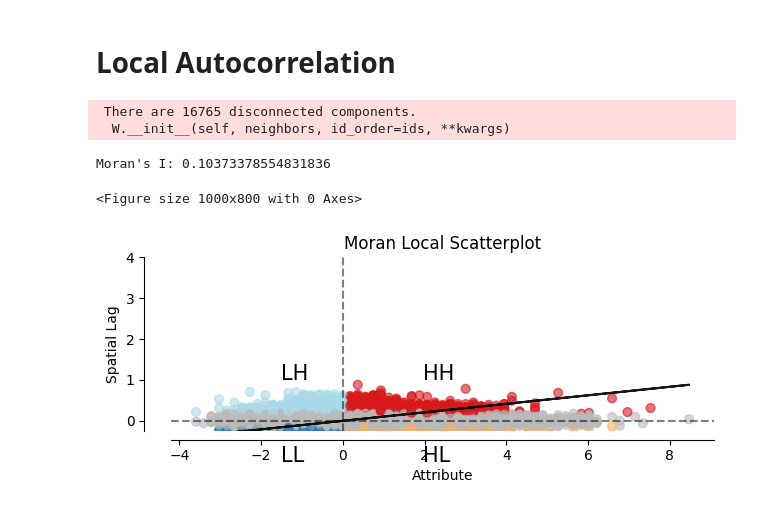
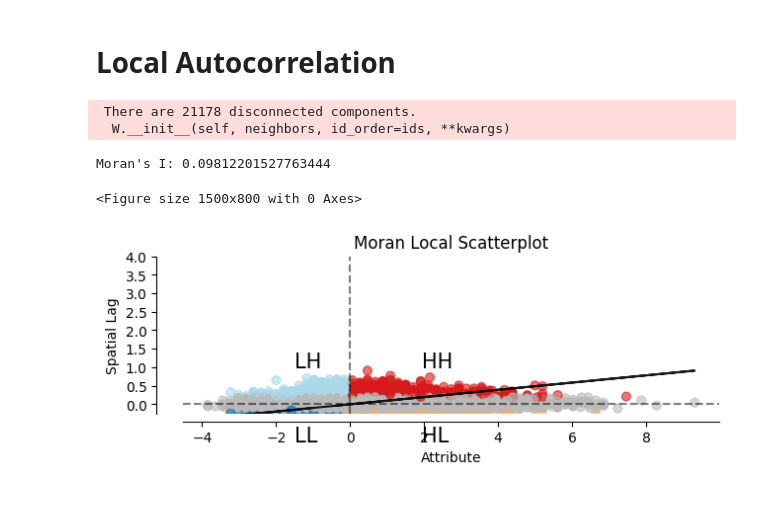
Before and after one commit to arifadli/Exploratory-Spatial-Data-Analysis, a Jupyter notebook: Earthquake Research/ESDA - Earthquake Indonesia.ipynb, the cells around one changed output. Drawn from its saved outputs; the diff is of its cells as text; code cells hidden in the pictures.

```diff
--- a/Earthquake Research/ESDA - Earthquake Indonesia.ipynb
+++ b/Earthquake Research/ESDA - Earthquake Indonesia.ipynb
@@ -431,10 +489,6 @@ Table 1. Statistic table of earthquakes
 import pandas as pd
 from libpysal import weights
 from esda.moran import Moran
-
-# Baca dataset
-dataset = "https://raw.githubusercontent.com/arifadli/DatasetRepository/main/Disertation/Indonesia/QueryCountryIndonesia(1910-2016)USGS.csv"
-df = pd.read_csv(dataset)
 
 # Buat geometri kolom menggunakan longitude dan latitude
 df['geometry'] = df.apply(lambda row: Point(row['longitude'], row['latitude']), axis=1)
@@ -473,10 +527,6 @@ import pandas as pd
 from libpysal import weights
 from esda.moran import Moran
 from shapely.geometry import Point
-
-# Baca dataset
-dataset = "https://raw.githubusercontent.com/arifadli/DatasetRepository/main/Disertation/Indonesia/QueryCountryIndonesia(1910-2016)USGS.csv"
-df = pd.read_csv(dataset)
 
 # Buat kolom geometri menggunakan longitude dan latitude
 df['geometry'] = df.apply(lambda row: Point(row['longitude'], row['latitude']), axis=1)
@@ -549,6 +599,8 @@ Matriks bobot terhubung sepenuhnya.
 # %%
 from pysal.lib import weights
 from esda import Moran_Local
+
+df_selected = df
 
 # Define the magnitude ranges
 mag_ranges = [(2, 3.9), (4, 4.9), (5, 5.9), (6, 9.9)]
@@ -607,10 +659,6 @@ import pandas as pd
 from libpysal import weights
 from esda.getisord import G_Local
 from shapely.geometry import Point
-
-# Baca dataset
-dataset = "https://raw.githubusercontent.com/arifadli/DatasetRepository/main/Disertation/Indonesia/QueryCountryIndonesia(1910-2016)USGS.csv"
-df = pd.read_csv(dataset)
 
 # Buat kolom geometri menggunakan longitude dan latitude
 df['geometry'] = df.apply(lambda row: Point(row['longitude'], row['latitude']), axis=1)
@@ -731,40 +779,43 @@ plt.show()
 # %%
 from splot.esda import moran_scatterplot
 import matplotlib.pyplot as plt
+import libpysal.weights as weights
+import esda.moran
 
 # Menghilangkan nilai yang hilang
-df = df.dropna(subset=['mag'])
+df_selected = df_selected.dropna(subset=['mag'])
 
 # Membuat matriks bobot spasial
-w = weights.KNN.from_dataframe(df, k=1)
+w = weights.KNN.from_dataframe(df_selected, k=1)
 
 # Menghitung Moran's I
-y_mag = df['mag']
-moran = Moran(y_mag, w)
+y_mag = df_selected['mag']
+moran = esda.moran.Moran(y_mag, w)
 
 # Mencetak hasil Moran's I
 print("Moran's I:", moran.I)
 
 # Local Moran's I
 mag_local_moran = esda.moran.Moran_Local(y_mag, w)
 
 # Plotting Local Moran's I scatterplot
-plt.figure(figsize=(10, 8))  # Atur ukuran plot di sini
+plt.figure(figsize=(15, 8))  # Atur ukuran plot di sini
 moran_scatterplot(mag_local_moran, p=0.05)
 
+# Mengatur langkah (step) sumbu y
 plt.ylim(-0.25, 4)
-
+plt.yticks([i * 0.5 for i in range(9)])
 
 # Tambahkan keterangan
 plt.text(1.95, 1, 'HH', fontsize=15)
 plt.text(1.95, -1.0, 'HL', fontsize=15)
 plt.text(-1.5, 1, 'LH', fontsize=15)
 plt.text(-1.5, -1, 'LL', fontsize=15)
 
 plt.show()
 # %% [output]
- There are 16765 disconnected components.
+ There are 21178 disconnected components.
   W.__init__(self, neighbors, id_order=ids, **kwargs)
-Moran's I: 0.10373378554831836
+Moran's I: 0.09812201527763444
-<Figure size 1000x800 with 0 Axes>
+<Figure size 1500x800 with 0 Axes>
-[figure, old version]
+[figure, new version]
```
Also changed, not shown: parts of 17 cells of this notebook.
